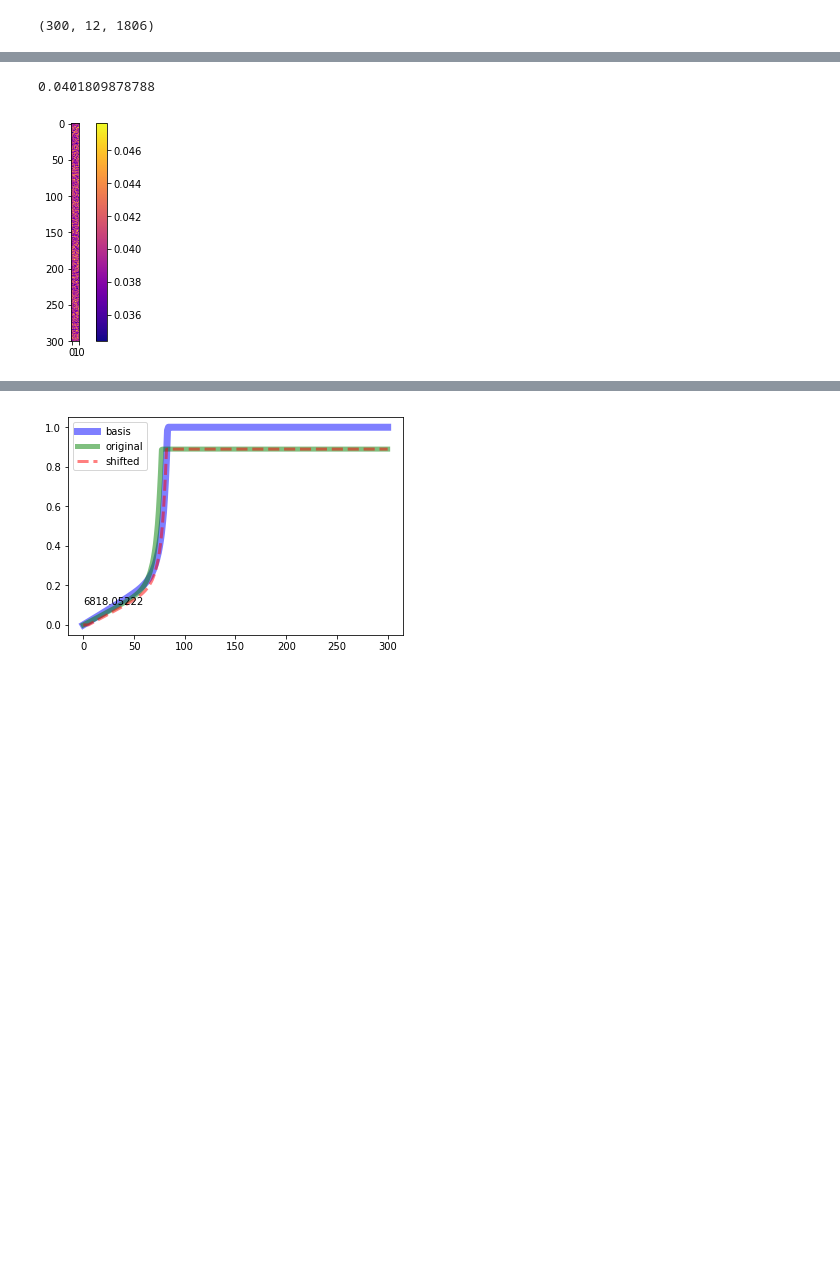
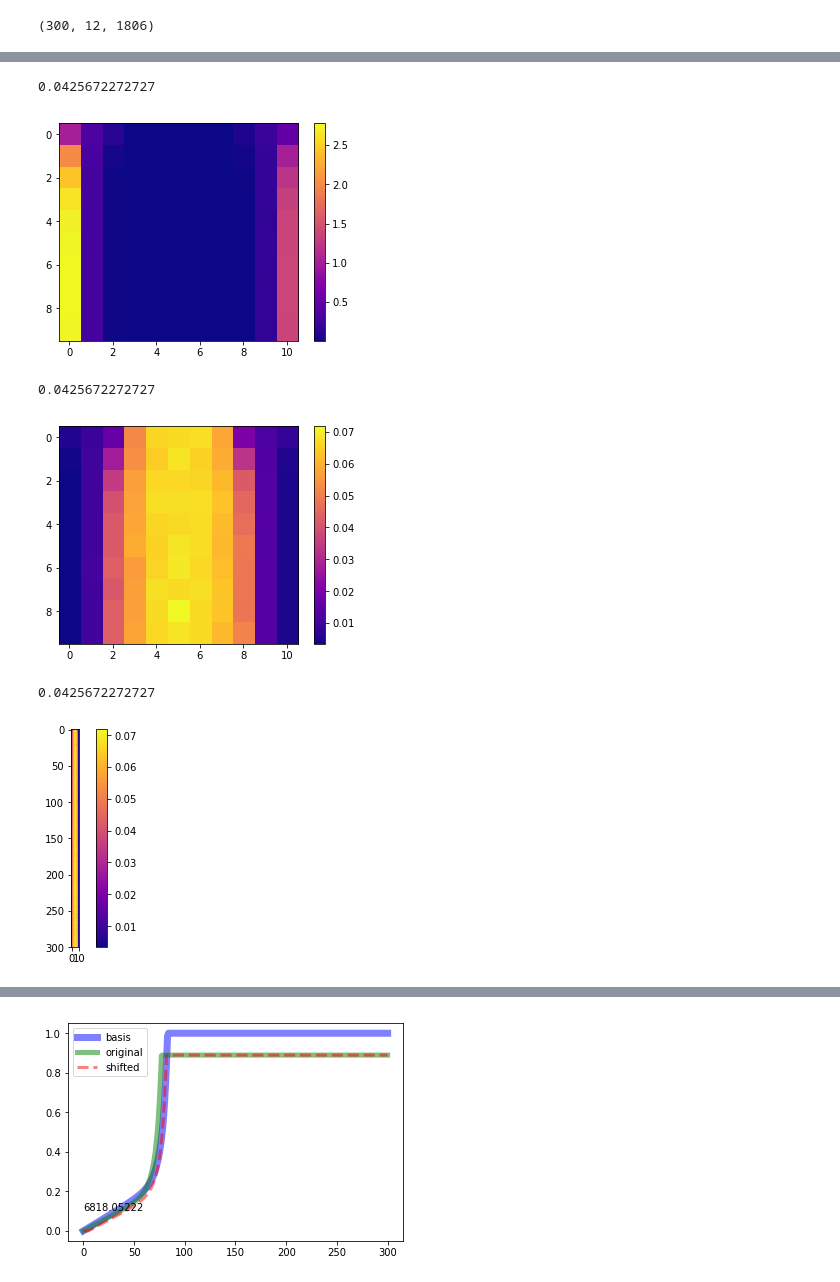
Before and after one commit to jmsz/posres, a Jupyter notebook: test2.ipynb, the cells around one changed output, grey strips where cells are left out. Saved outputs shown, nothing was run; the diff lists cells and outputs as text; code cells hidden in the pictures; blank space fills up the shorter version.

Commit message:
fixed bug in plotting

```diff
--- a/test2.ipynb
+++ b/test2.ipynb
@@ -436,14 +433,14 @@ def Chi2Single(sig_raw, sig_ref, plot=True):
             plt.plot(sig_ref, 'b-', linewidth=7.0, alpha=0.5, label = 'basis')
             plt.plot(sig_raw, 'g-', linewidth=5.0, alpha=0.5,label = 'original')
             plt.plot(sig, 'r--', linewidth=3.0, alpha=0.5, label = 'shifted')
-            plt.text(0, 0.1, chi2)
+            plt.text(0, 0.1, chi_squared)
             plt.legend()
             plt.savefig('test1.pdf')
             plt.show()
 
     # print('chi2 ', chi2)
-    posres = calc_pos_res(chi2)
+    posres = calc_pos_res(chi_squared)
     # print('posres ', posres)
 
-    return posres, chi2
+    return posres, chi_squared
 # %%
@@ -490,6 +496,7 @@ pos:  0.35837
 # Z and Z + 1
 chi_2_vals = []
 z_pos_vals = np.zeros((299, 12))
+z_chi_sq = np.zeros((299, 12))
 #print(pos_vals)
 #for i in range(0, len(base_data)):
 for j in range(0, 12):
@@ -499,3 +506,4 @@ for j in range(0, 12):
         pos, chi2 = Chi2Single(ref_sig, raw_sig, plot=False)
         chi_2_vals.append(chi2)
         z_pos_vals[i, j] = pos
+        z_chi_sq[i, j] = chi2
@@ -538,9 +594,8 @@ with open('z_posres.txt','wb') as f:
         np.savetxt(f, line, fmt='%.5f')
 # %%
 # X and X + 1
-
-chi_2_vals = []
 x_pos_vals = np.zeros((300, 11))
+x_chi2_vals = np.zeros((300, 11))
 #print(pos_vals)
 #for i in range(0, len(base_data)):
 for j in range(0, 11):
@@ -548,21 +603,37 @@ for j in range(0, 11):
         ref_sig = test_data[i, j]
         raw_sig = test_data[i, j + 1]
         pos, chi2 = Chi2Single(ref_sig, raw_sig, plot=False)
-        chi_2_vals.append(chi2)
         x_pos_vals[i, j] = pos
+        x_chi2_vals[i, j] = chi2
 # %%
 with open('x_posres.txt','wb') as f:
     for line in x_pos_vals:
         np.savetxt(f, line, fmt='%.5f')
 # %%
+print(np.mean(x_pos_vals))
+plt.imshow(x_chi2_vals[0:10], cmap='plasma', interpolation='none')
+plt.colorbar()
+plt.savefig('./x_png.pdf')
+plt.show()
+
+print(np.mean(x_pos_vals))
+plt.imshow(x_pos_vals[0:10], cmap='plasma', interpolation='none')
+plt.colorbar()
+plt.savefig('./x_png.pdf')
+plt.show()
+
 print(np.mean(x_pos_vals))
 plt.imshow(x_pos_vals, cmap='plasma', interpolation='none')
 plt.colorbar()
 plt.savefig('./x_png.pdf')
 plt.show()
 # %% [output]
-0.0401809878788
+0.0425672272727
-[figure, old version]
+[figure, new version]
+0.0425672272727
+[figure, added]
+0.0425672272727
+[figure, added]
 # %%
 # Z and Z + 1
 lrg_array = np.array((299, 9 * 10))
```
Also changed, not shown: parts of 18 cells of this notebook, 14 other files.
